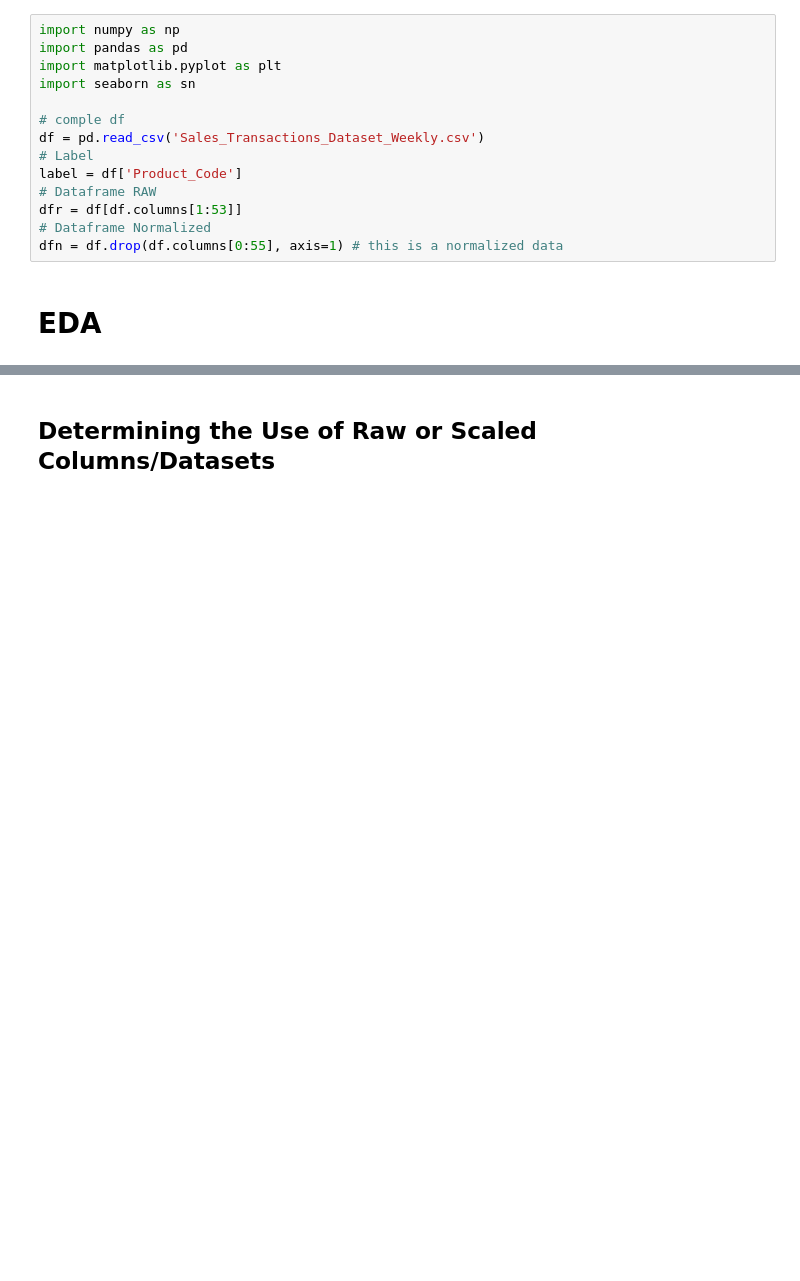
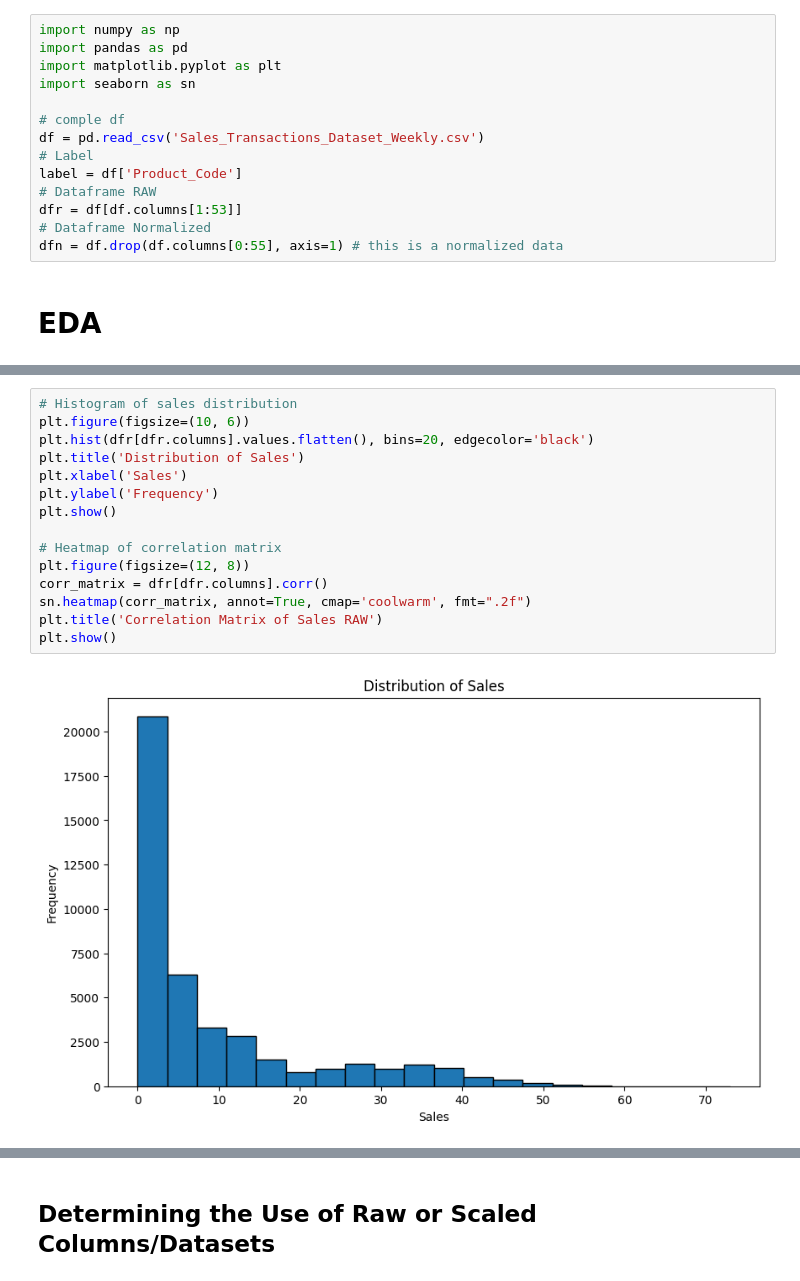
Before and after one commit to pwawiwa/ClusteringTask, a Jupyter notebook: Final.ipynb, the cells around one changed output, grey strips where cells are left out. Drawn from its saved outputs; the diff is of its cells as text; blank space fills up the shorter version.

```diff
--- a/Final.ipynb
+++ b/Final.ipynb
@@ -25,0 +47,17 @@ dfn = df.drop(df.columns[0:55], axis=1) # this is a normalized data
+# %%
+# Histogram of sales distribution
+plt.figure(figsize=(10, 6))
+plt.hist(dfr[dfr.columns].values.flatten(), bins=20, edgecolor='black')
+plt.title('Distribution of Sales')
+plt.xlabel('Sales')
+plt.ylabel('Frequency')
+plt.show()
+
+# Heatmap of correlation matrix
+plt.figure(figsize=(12, 8))
+corr_matrix = dfr[dfr.columns].corr()
+sn.heatmap(corr_matrix, annot=True, cmap='coolwarm', fmt=".2f")
+plt.title('Correlation Matrix of Sales RAW')
+plt.show()
+# %% [output]
+[figure, added]
```
Also changed, not shown: parts of 32 cells of this notebook.
